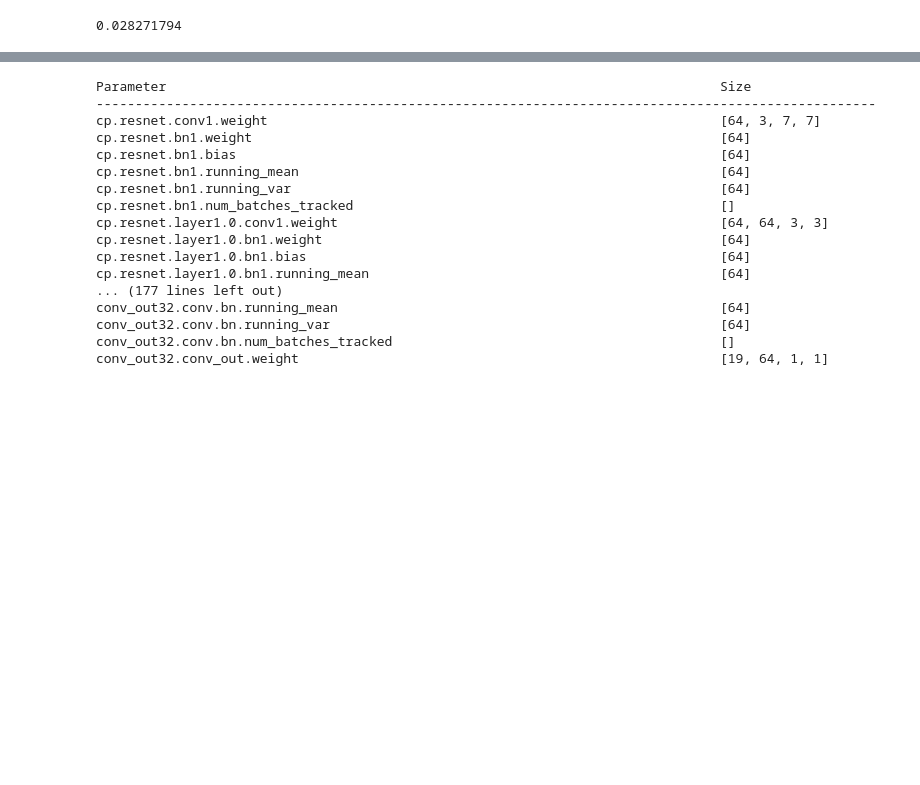
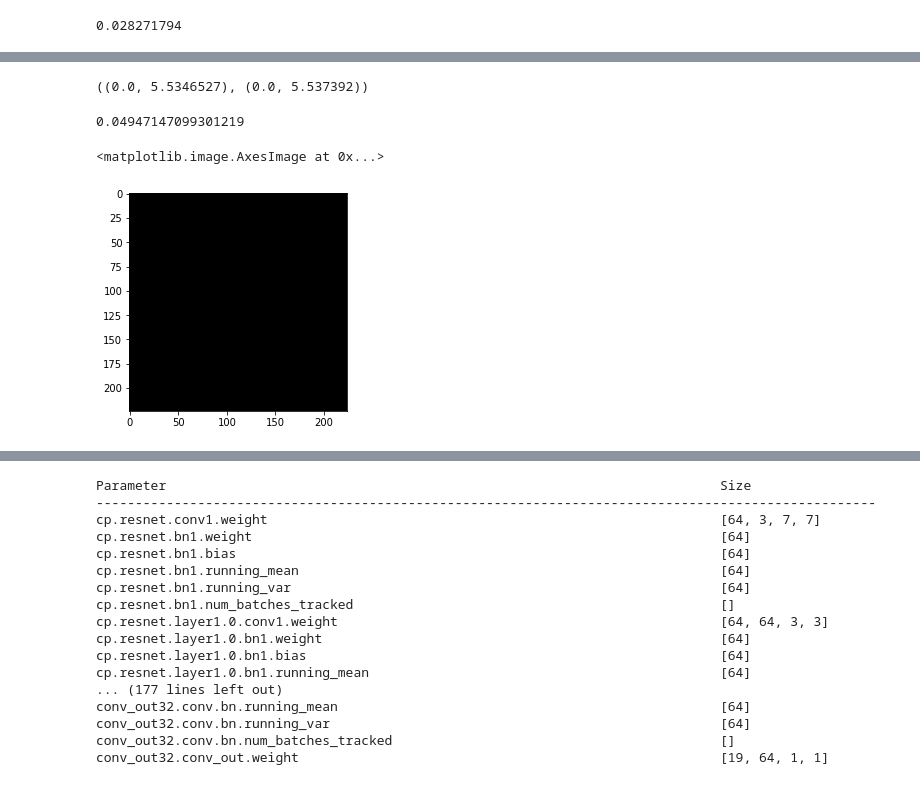
Before and after one commit to xiankgx/face-parsing.PyTorch, a Jupyter notebook: Convert model PyTorch to TensorFlow.ipynb, the cells around one changed output, grey strips where cells are left out. Saved outputs shown, nothing was run; the diff lists cells and outputs as text; code cells hidden in the pictures; blank space fills up the shorter version.

```diff
--- a/Convert model PyTorch to TensorFlow.ipynb
+++ b/Convert model PyTorch to TensorFlow.ipynb
@@ -840,3 +961,16 @@ class ConvBNReLU(keras.layers.Layer):
+# %%
+(out_tf.min(), out_tf.max()), (out.min(), out.max())
+# %% [output]
+((0.0, 5.5346527), (0.0, 5.537392))
+# %%
+np.abs(out_tf - out).max()/max(out_tf.max(), out.max()) * 100
+# %% [output]
+0.04947147099301219
+# %%
+plt.imshow(np.abs(out_tf[0] - out[0]))
+# %% [output]
+<matplotlib.image.AxesImage at 0x...>
+[figure, added]
 # %%
 class BiSeNetOutput(keras.layers.Layer):
     def __init__(self, in_chan, mid_chan, n_classes, *args, **kwargs):
```
Also changed, not shown: parts of 33 cells of this notebook.
